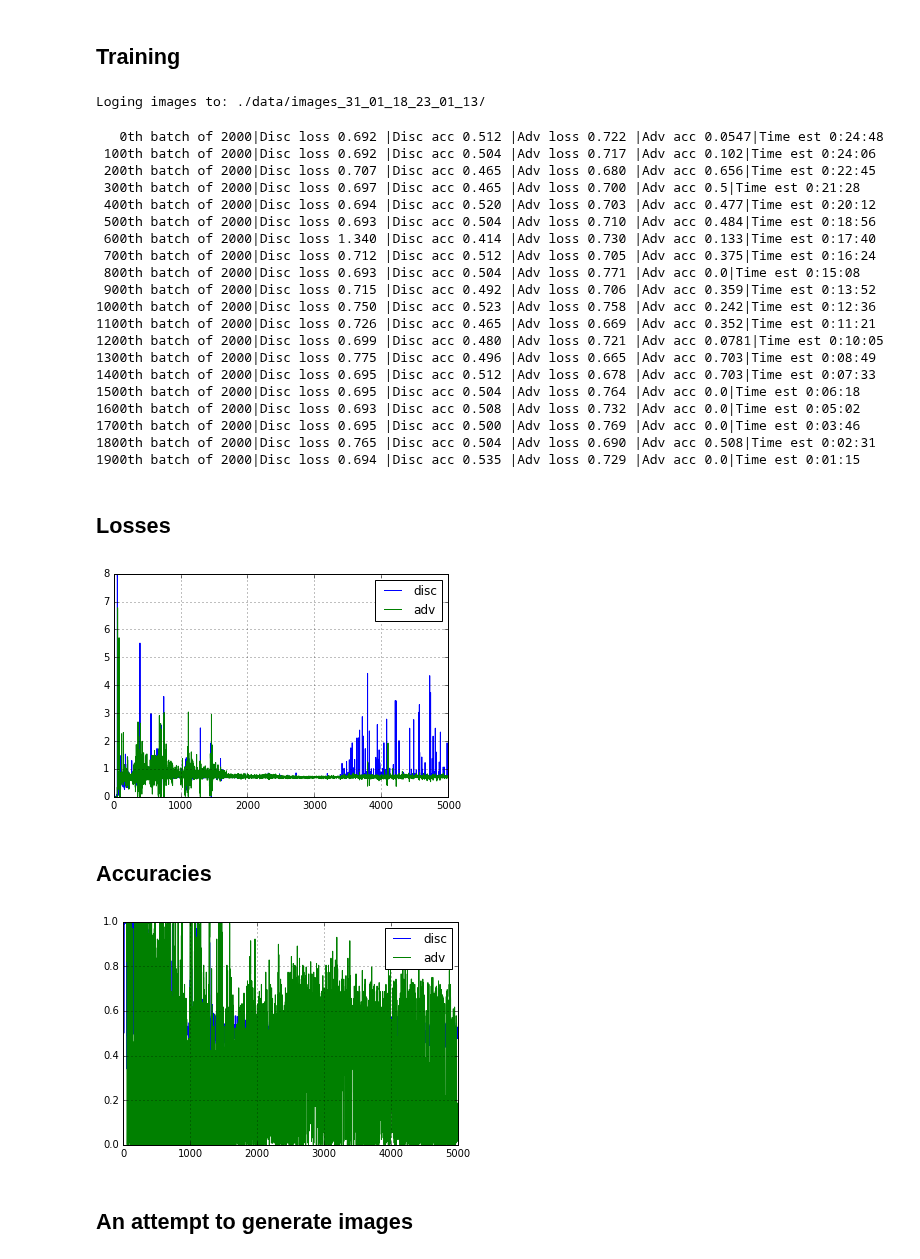
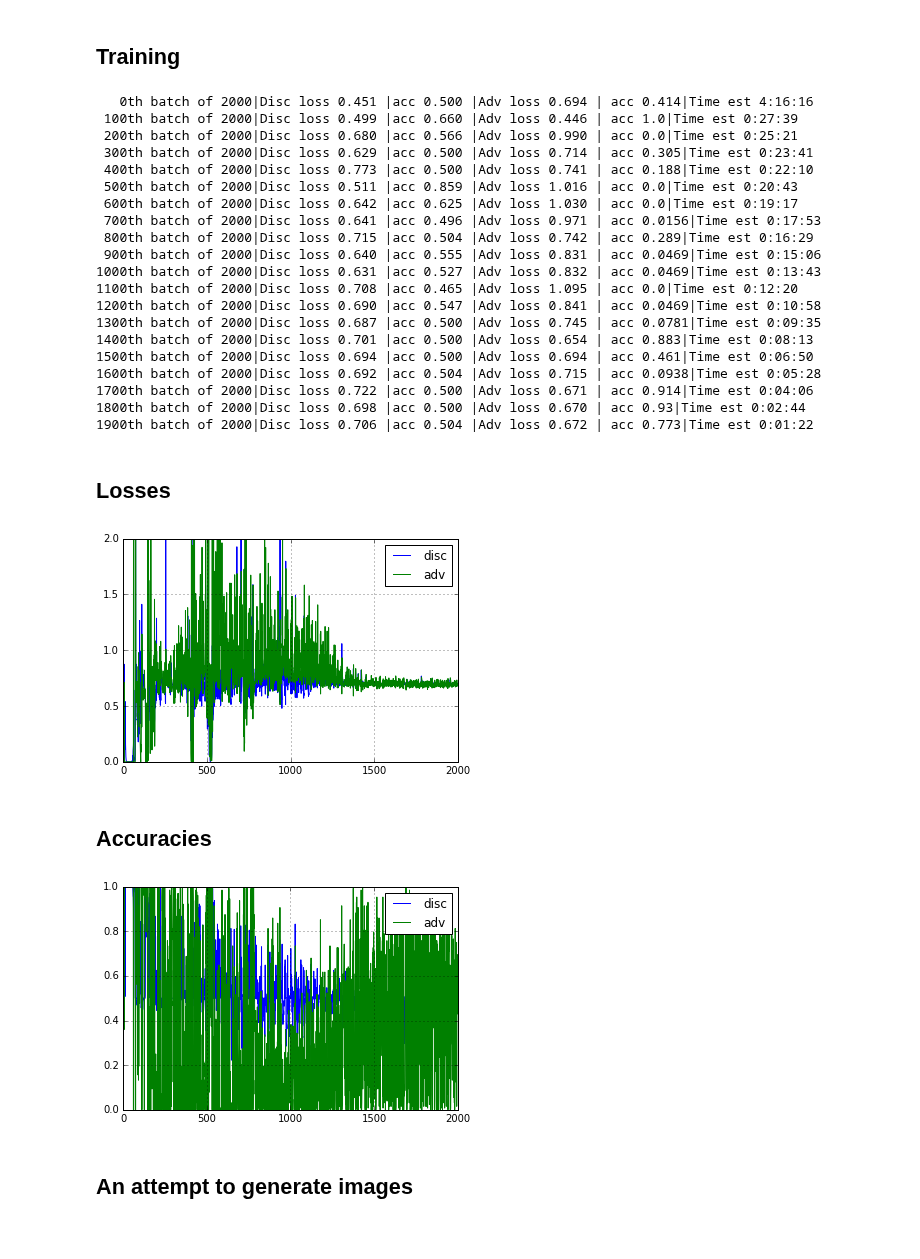
Before and after one commit to robolamp/SleepingCalligrapher, a Jupyter notebook: chars_GAN.ipynb, the cells around one changed output. Drawn from its saved outputs; the diff is of its cells as text; code cells hidden in the pictures.

```diff
--- a/chars_GAN.ipynb
+++ b/chars_GAN.ipynb
@@ -25,7 +25,7 @@ Using TensorFlow backend.
 # %% [markdown]
 ## Data
 # %%
-filename = "./data/vector300_2hier64x64_27_01_18_11_01_02.txt"
+filename = "./data/vector300_to_char64x64_01_02_18_10_19_06.txt"
 
 X_vec = []
 Y_img = []
@@ -124,9 +128,9 @@ gennet.add(BatchNormalization(momentum=gen_beta))
 gennet.add(Activation('relu'))
 # gennet.add(Dropout(gen_dropout))
 
-# gennet.add(Conv2DTranspose(int(gen_depth / 2), 5, padding='same'))
-# gennet.add(BatchNormalization(momentum=gen_beta))
-# gennet.add(Activation('relu'))
+gennet.add(Conv2DTranspose(int(gen_depth / 2), 5, padding='same'))
+gennet.add(BatchNormalization(momentum=gen_beta))
+gennet.add(Activation('relu'))
 # gennet.add(Dropout(gen_dropout))
 
 
@@ -282,15 +286,13 @@ disc_loss = [1.0, 0.0]
 adv_loss = [1.0, 0.0]
 
 log_step = 100
-log_images = True
+log_images = False
 log_images_dir = "./data/images_{}/".format(datetime.now().strftime("%d_%m_%y_%H_%M_%S"))
 
 if log_images:
     if not os.path.exists(log_images_dir):
         os.makedirs(log_images_dir)
     print("Loging images to: {}".format(log_images_dir))
-# %% [output]
-Loging images to: ./data/images_31_01_18_23_01_13/
 # %%
 start_time = time.time()
 
@@ -328,14 +330,14 @@ for i in range(train_iters):
             time_est = (curr_time - start_time) * train_iters
         time_est_str = str(timedelta(seconds=time_est)).split('.')[0]
         print("{:4d}th batch of {:4d}|".format(i, train_iters) + \
-              "Disc loss {:.3f} |Disc acc {:.3f} |Adv loss {:.3f} |Adv acc {:.3}|".format(disc_loss[0],
-                                                                                          disc_loss[1],
-                                                                                          adv_loss[0],
-                                                                                          adv_loss[1]) +\
+              "Disc loss {:.3f} |acc {:.3f} |Adv loss {:.3f} | acc {:.3}|".format(disc_loss[0],
+                                                                                  disc_loss[1],
+                                                                                  adv_loss[0],
+                                                                                  adv_loss[1]) +\
               "Time est {}".format(time_est_str))
 
         if log_images:
-            filename = "{}img_{}.png".format(log_images_dir, str(i))
+            filename = "{}img_{}.png".format(log_images_dir, i)
             images = gennet.predict(log_images_noise)
 
             plt.figure(figsize=(10,10))
@@ -361,36 +363,37 @@ if log_images:
     plt.savefig(filename)
     plt.close('all')
 # %% [output]
-   0th batch of 2000|Disc loss 0.692 |Disc acc 0.512 |Adv loss 0.722 |Adv acc 0.0547|Time est 0:24:48
- 100th batch of 2000|Disc loss 0.692 |Disc acc 0.504 |Adv loss 0.717 |Adv acc 0.102|Time est 0:24:06
- 200th batch of 2000|Disc loss 0.707 |Disc acc 0.465 |Adv loss 0.680 |Adv acc 0.656|Time est 0:22:45
- 300th batch of 2000|Disc loss 0.697 |Disc acc 0.465 |Adv loss 0.700 |Adv acc 0.5|Time est 0:21:28
- 400th batch of 2000|Disc loss 0.694 |Disc acc 0.520 |Adv loss 0.703 |Adv acc 0.477|Time est 0:20:12
- 500th batch of 2000|Disc loss 0.693 |Disc acc 0.504 |Adv loss 0.710 |Adv acc 0.484|Time est 0:18:56
- 600th batch of 2000|Disc loss 1.340 |Disc acc 0.414 |Adv loss 0.730 |Adv acc 0.133|Time est 0:17:40
- 700th batch of 2000|Disc loss 0.712 |Disc acc 0.512 |Adv loss 0.705 |Adv acc 0.375|Time est 0:16:24
- 800th batch of 2000|Disc loss 0.693 |Disc acc 0.504 |Adv loss 0.771 |Adv acc 0.0|Time est 0:15:08
- 900th batch of 2000|Disc loss 0.715 |Disc acc 0.492 |Adv loss 0.706 |Adv acc 0.359|Time est 0:13:52
-1000th batch of 2000|Disc loss 0.750 |Disc acc 0.523 |Adv loss 0.758 |Adv acc 0.242|Time est 0:12:36
-1100th batch of 2000|Disc loss 0.726 |Disc acc 0.465 |Adv loss 0.669 |Adv acc 0.352|Time est 0:11:21
-1200th batch of 2000|Disc loss 0.699 |Disc acc 0.480 |Adv loss 0.721 |Adv acc 0.0781|Time est 0:10:05
-1300th batch of 2000|Disc loss 0.775 |Disc acc 0.496 |Adv loss 0.665 |Adv acc 0.703|Time est 0:08:49
-1400th batch of 2000|Disc loss 0.695 |Disc acc 0.512 |Adv loss 0.678 |Adv acc 0.703|Time est 0:07:33
-1500th batch of 2000|Disc loss 0.695 |Disc acc 0.504 |Adv loss 0.764 |Adv acc 0.0|Time est 0:06:18
-1600th batch of 2000|Disc loss 0.693 |Disc acc 0.508 |Adv loss 0.732 |Adv acc 0.0|Time est 0:05:02
-1700th batch of 2000|Disc loss 0.695 |Disc acc 0.500 |Adv loss 0.769 |Adv acc 0.0|Time est 0:03:46
-1800th batch of 2000|Disc loss 0.765 |Disc acc 0.504 |Adv loss 0.690 |Adv acc 0.508|Time est 0:02:31
-1900th batch of 2000|Disc loss 0.694 |Disc acc 0.535 |Adv loss 0.729 |Adv acc 0.0|Time est 0:01:15
+   0th batch of 2000|Disc loss 0.451 |acc 0.500 |Adv loss 0.694 | acc 0.414|Time est 4:16:16
+ 100th batch of 2000|Disc loss 0.499 |acc 0.660 |Adv loss 0.446 | acc 1.0|Time est 0:27:39
+ 200th batch of 2000|Disc loss 0.680 |acc 0.566 |Adv loss 0.990 | acc 0.0|Time est 0:25:21
+ 300th batch of 2000|Disc loss 0.629 |acc 0.500 |Adv loss 0.714 | acc 0.305|Time est 0:23:41
+ 400th batch of 2000|Disc loss 0.773 |acc 0.500 |Adv loss 0.741 | acc 0.188|Time est 0:22:10
+ 500th batch of 2000|Disc loss 0.511 |acc 0.859 |Adv loss 1.016 | acc 0.0|Time est 0:20:43
+ 600th batch of 2000|Disc loss 0.642 |acc 0.625 |Adv loss 1.030 | acc 0.0|Time est 0:19:17
+ 700th batch of 2000|Disc loss 0.641 |acc 0.496 |Adv loss 0.971 | acc 0.0156|Time est 0:17:53
+ 800th batch of 2000|Disc loss 0.715 |acc 0.504 |Adv loss 0.742 | acc 0.289|Time est 0:16:29
+ 900th batch of 2000|Disc loss 0.640 |acc 0.555 |Adv loss 0.831 | acc 0.0469|Time est 0:15:06
+1000th batch of 2000|Disc loss 0.631 |acc 0.527 |Adv loss 0.832 | acc 0.0469|Time est 0:13:43
+1100th batch of 2000|Disc loss 0.708 |acc 0.465 |Adv loss 1.095 | acc 0.0|Time est 0:12:20
+1200th batch of 2000|Disc loss 0.690 |acc 0.547 |Adv loss 0.841 | acc 0.0469|Time est 0:10:58
+1300th batch of 2000|Disc loss 0.687 |acc 0.500 |Adv loss 0.745 | acc 0.0781|Time est 0:09:35
+1400th batch of 2000|Disc loss 0.701 |acc 0.500 |Adv loss 0.654 | acc 0.883|Time est 0:08:13
+1500th batch of 2000|Disc loss 0.694 |acc 0.500 |Adv loss 0.694 | acc 0.461|Time est 0:06:50
+1600th batch of 2000|Disc loss 0.692 |acc 0.504 |Adv loss 0.715 | acc 0.0938|Time est 0:05:28
+1700th batch of 2000|Disc loss 0.722 |acc 0.500 |Adv loss 0.671 | acc 0.914|Time est 0:04:06
+1800th batch of 2000|Disc loss 0.698 |acc 0.500 |Adv loss 0.670 | acc 0.93|Time est 0:02:44
+1900th batch of 2000|Disc loss 0.706 |acc 0.504 |Adv loss 0.672 | acc 0.773|Time est 0:01:22
 # %% [markdown]
 ## Losses
 # %%
 plt.plot(disc_losses["loss"], label="disc")
 plt.plot(adv_losses["loss"], label="adv")
 plt.grid()
 plt.legend()
+plt.ylim(0, 2)
 plt.show()
 # %% [output]
-[figure, old version]
+[figure, new version]
 # %% [markdown]
 ## Accuracies
 # %%
@@ -400,7 +403,7 @@ plt.grid()
 plt.legend()
 plt.show()
 # %% [output]
-[figure, old version]
+[figure, new version]
 # %% [markdown]
 ## An attempt to generate images
 # %%
```
Also changed, not shown: parts of 6 cells of this notebook.
